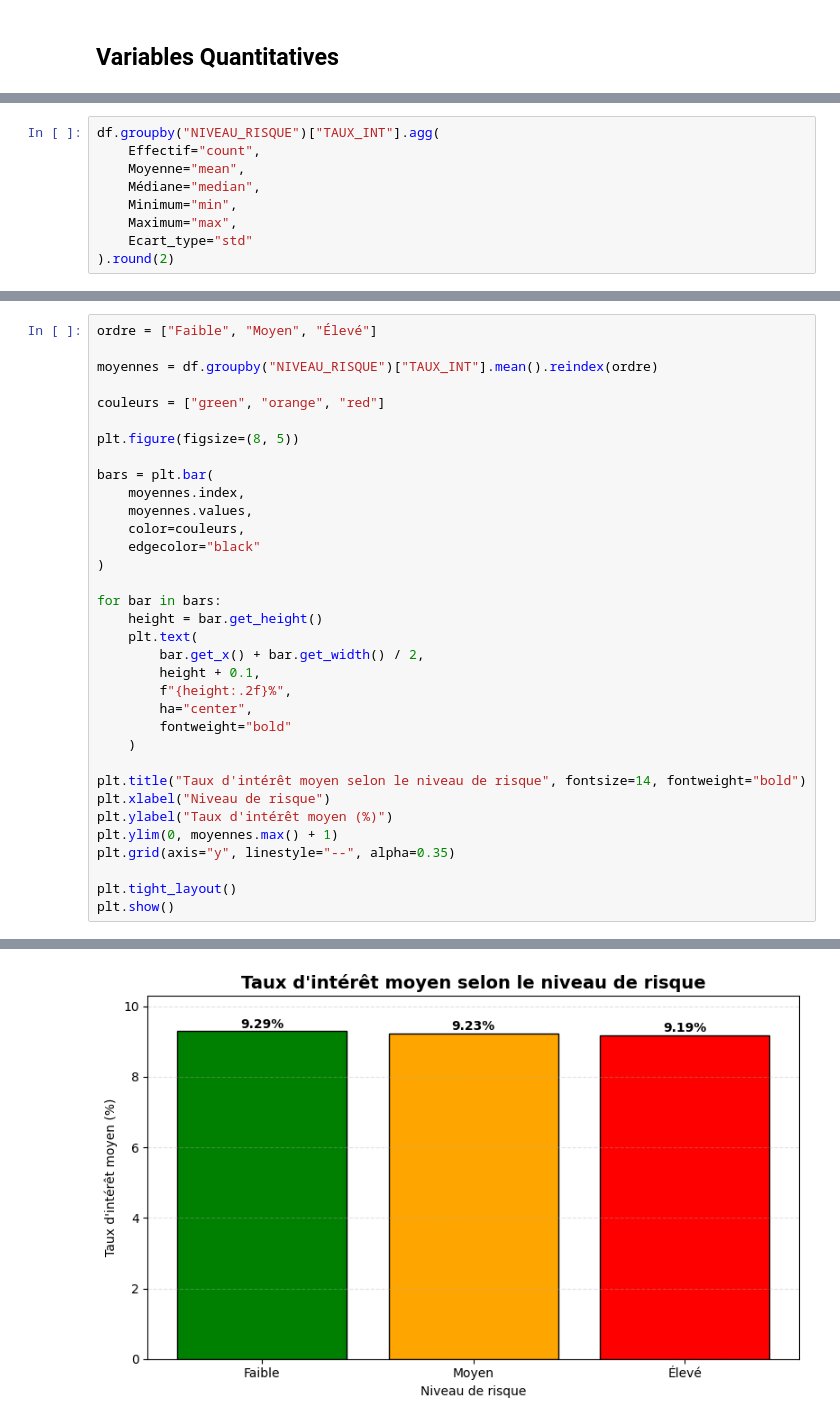
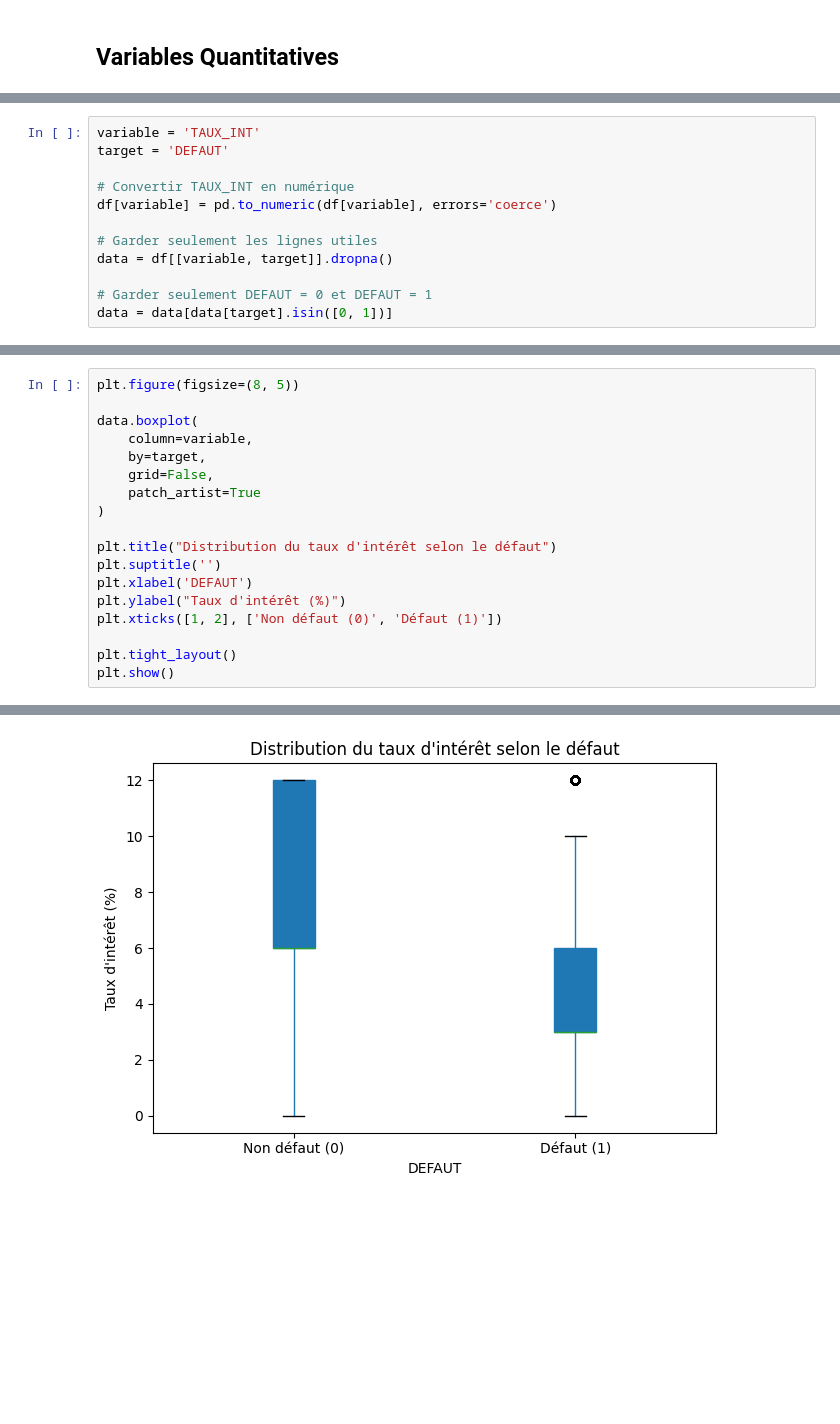
Before and after one commit to medmoude/cdd-credit-risk-scoring, a Jupyter notebook: bivariate_analysis.ipynb, the cells around one changed output, grey strips where cells are left out. Saved outputs shown, nothing was run; the diff lists cells and outputs as text; blank space fills up the shorter version.

```diff
--- a/bivariate_analysis.ipynb
+++ b/bivariate_analysis.ipynb
@@ -930,9 +988,12 @@ Il n'existe pas de différence statistiquement significative de la durée du pr
 # %%
-df.groupby("NIVEAU_RISQUE")["TAUX_INT"].agg(
-    Effectif="count",
-    Moyenne="mean",
-    Médiane="median",
-    Minimum="min",
-    Maximum="max",
-    Ecart_type="std"
-).round(2)
+variable = 'TAUX_INT'
+target = 'DEFAUT'
+
+# Convertir TAUX_INT en numérique
+df[variable] = pd.to_numeric(df[variable], errors='coerce')
+
+# Garder seulement les lignes utiles
+data = df[[variable, target]].dropna()
+
+# Garder seulement DEFAUT = 0 et DEFAUT = 1
+data = data[data[target].isin([0, 1])]
@@ -976,34 +1016,18 @@ Passing `palette` without assigning `hue` is deprecated and will be removed in v
 # %%
-ordre = ["Faible", "Moyen", "Élevé"]
-
-moyennes = df.groupby("NIVEAU_RISQUE")["TAUX_INT"].mean().reindex(ordre)
-
-couleurs = ["green", "orange", "red"]
-
 plt.figure(figsize=(8, 5))
 
-bars = plt.bar(
-    moyennes.index,
-    moyennes.values,
-    color=couleurs,
-    edgecolor="black"
+data.boxplot(
+    column=variable,
+    by=target,
+    grid=False,
+    patch_artist=True
 )
 
-for bar in bars:
-    height = bar.get_height()
-    plt.text(
-        bar.get_x() + bar.get_width() / 2,
-        height + 0.1,
-        f"{height:.2f}%",
-        ha="center",
-        fontweight="bold"
-    )
-
-plt.title("Taux d'intérêt moyen selon le niveau de risque", fontsize=14, fontweight="bold")
-plt.xlabel("Niveau de risque")
-plt.ylabel("Taux d'intérêt moyen (%)")
-plt.ylim(0, moyennes.max() + 1)
-plt.grid(axis="y", linestyle="--", alpha=0.35)
+plt.title("Distribution du taux d'intérêt selon le défaut")
+plt.suptitle('')
+plt.xlabel('DEFAUT')
+plt.ylabel("Taux d'intérêt (%)")
+plt.xticks([1, 2], ['Non défaut (0)', 'Défaut (1)'])
 
 plt.tight_layout()
 plt.show()
@@ -1011,2 +1036,2 @@ plt.show()
-[figure, old version]
+[figure, new version]
 # %%
```
Also changed, not shown: parts of 42 cells of this notebook, 3 other files.
